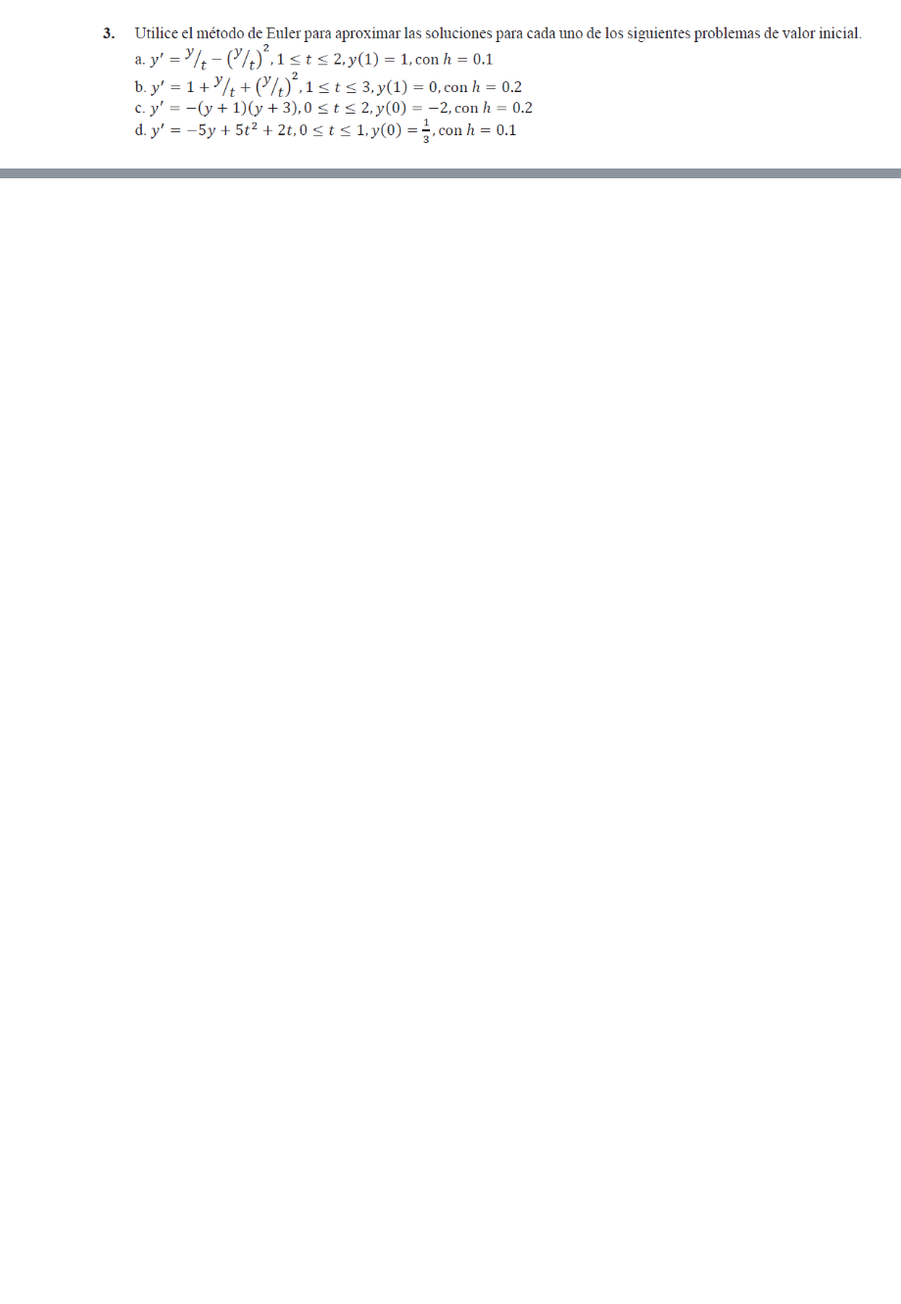
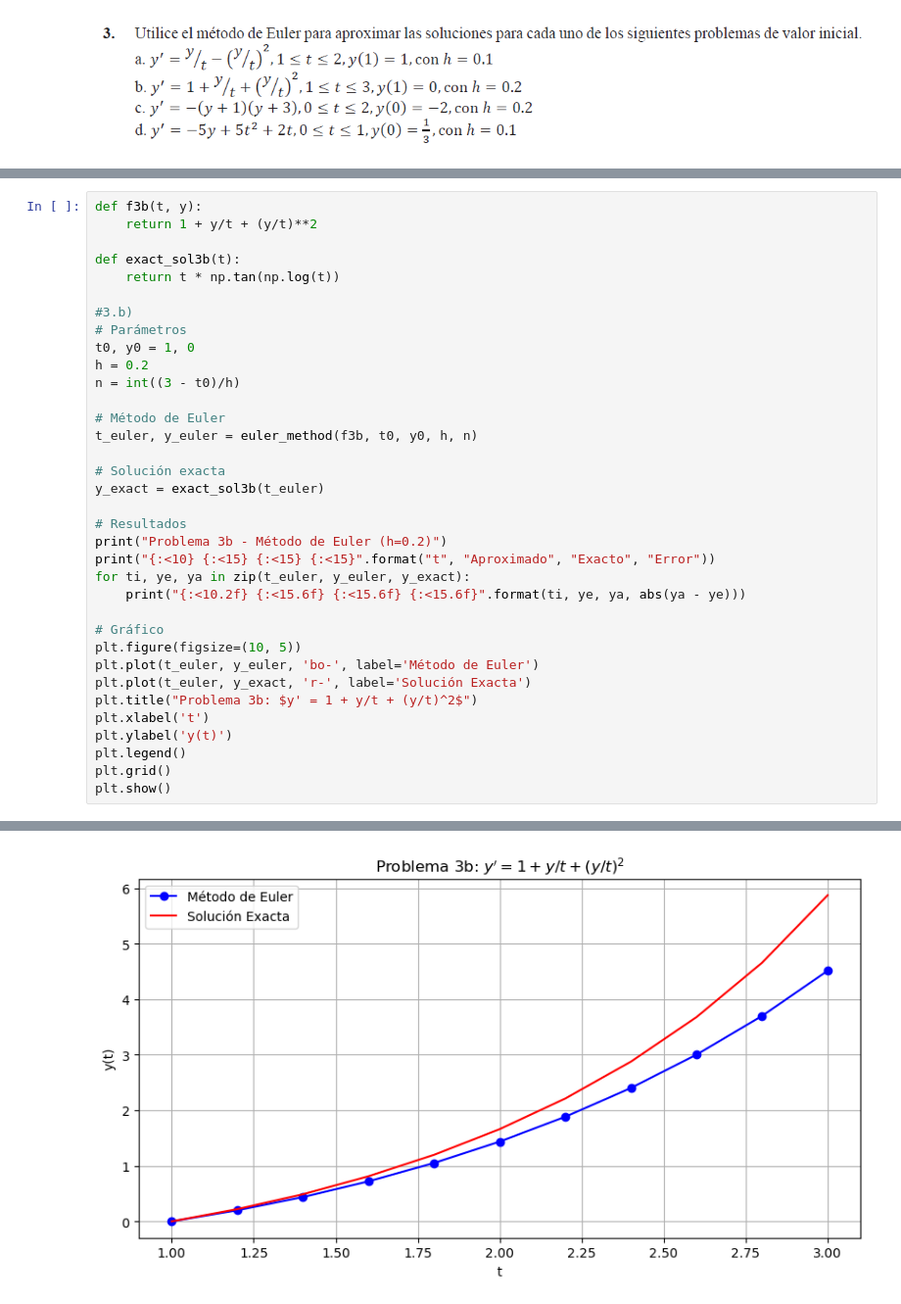
Before and after one commit to JASL22/-Tarea-12-Ejercicios-Unidad-05-A-ODE-Metodo-de-Euler, a Jupyter notebook: Deber 12.ipynb, the cells around one changed output, grey strips where cells are left out. Shown at 98% size. Saved outputs shown, nothing was run; the diff lists cells and outputs as text; blank space fills up the shorter version.

```diff
--- a/Deber 12.ipynb
+++ b/Deber 12.ipynb
@@ -338,0 +394,36 @@ Error máximo: 0.118478
+# %%
+def f3b(t, y):
+    return 1 + y/t + (y/t)**2
+
+def exact_sol3b(t):
+    return t * np.tan(np.log(t))
+
+#3.b)
+# Parámetros
+t0, y0 = 1, 0
+h = 0.2
+n = int((3 - t0)/h)
+
+# Método de Euler
+t_euler, y_euler = euler_method(f3b, t0, y0, h, n)
+
+# Solución exacta
+y_exact = exact_sol3b(t_euler)
+
+# Resultados
+print("Problema 3b - Método de Euler (h=0.2)")
+print("{:<10} {:<15} {:<15} {:<15}".format("t", "Aproximado", "Exacto", "Error"))
+for ti, ye, ya in zip(t_euler, y_euler, y_exact):
+    print("{:<10.2f} {:<15.6f} {:<15.6f} {:<15.6f}".format(ti, ye, ya, abs(ya - ye)))
+
+# Gráfico
+plt.figure(figsize=(10, 5))
+plt.plot(t_euler, y_euler, 'bo-', label='Método de Euler')
+plt.plot(t_euler, y_exact, 'r-', label='Solución Exacta')
+plt.title("Problema 3b: $y' = 1 + y/t + (y/t)^2$")
+plt.xlabel('t')
+plt.ylabel('y(t)')
+plt.legend()
+plt.grid()
+plt.show()
+# %% [output]
@@ -338,0 +443 @@ Error máximo: 0.118478
+[figure, added]
```
Also changed, not shown: parts of 3 cells of this notebook.
